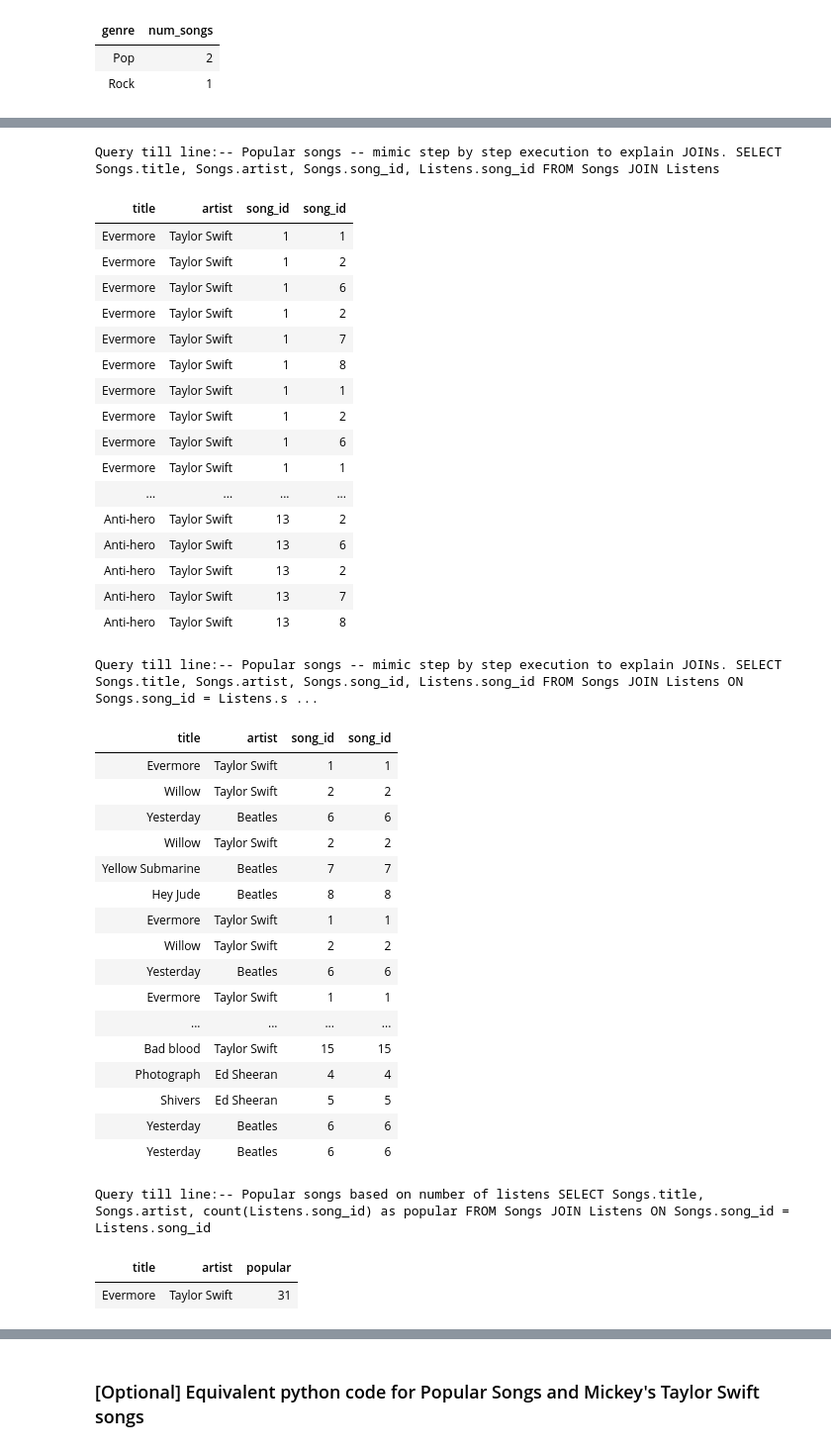
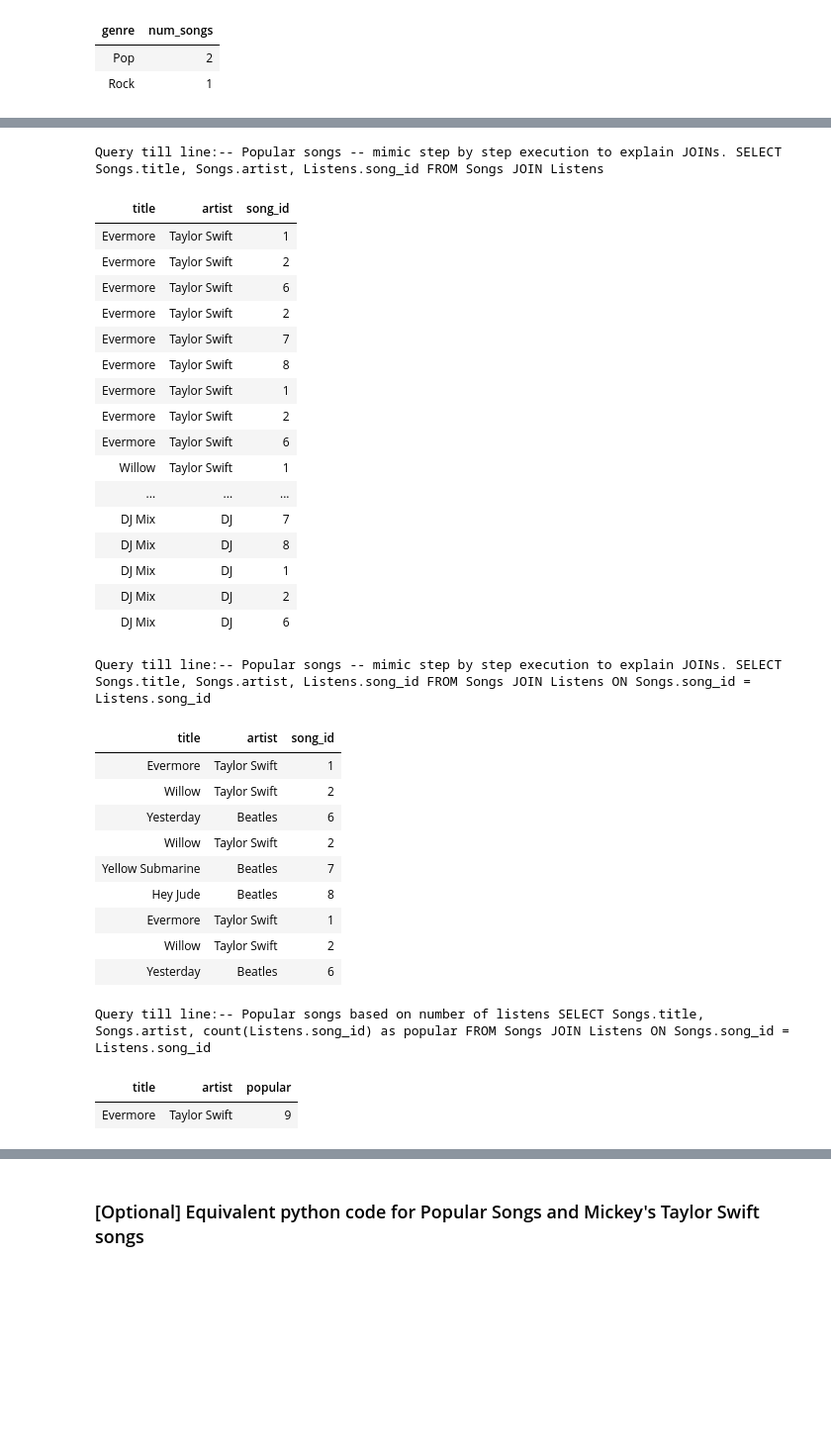
Before and after one commit to shivag/cs145, a Jupyter notebook: Spotify's_SQL_example_CS145.ipynb, the cells around one changed output, grey strips where cells are left out. Shown at 99% size. Saved outputs shown, nothing was run; the diff lists cells and outputs as text; code cells hidden in the pictures; blank space fills up the shorter version.

```diff
--- a/Spotify's_SQL_example_CS145.ipynb
+++ b/Spotify's_SQL_example_CS145.ipynb
@@ -335,57 +321,50 @@ Taylors songs listened to by Mickey
 # %%
 """ Goal: Understand semantics of each SQL operator.
 See step-by-step output after each line of execution
 """
 qry_popular2 = """
 -- Popular songs -- mimic step by step execution to explain JOINs.
-SELECT Songs.title, Songs.artist, Songs.song_id, Listens.song_id
+SELECT Songs.title, Songs.artist, Listens.song_id
 FROM   Songs
 JOIN   Listens
 ON Songs.song_id = Listens.song_id
-GROUP BY Songs.song_id, Songs.title, Songs.artist
+GROUP BY Songs.title, Songs.artist
 """
 
 runStepByStepSql(qry_popular2, 4) # run query step-by-step from Line 4
 runStepByStepSql(qry_popular, 5) # run query step-by-step from Line 5
 # %% [output]
-Query till line:-- Popular songs -- mimic step by step execution to explain JOINs. SELECT Songs.title, Songs.artist, Songs.song_id, Listens.song_id FROM Songs JOIN Listens
+Query till line:-- Popular songs -- mimic step by step execution to explain JOINs. SELECT Songs.title, Songs.artist, Listens.song_id FROM Songs JOIN Listens
-| title | artist | song_id | song_id |
-| Evermore | Taylor Swift | 1 | 1 |
-| Evermore | Taylor Swift | 1 | 2 |
-| Evermore | Taylor Swift | 1 | 6 |
-| Evermore | Taylor Swift | 1 | 2 |
-| Evermore | Taylor Swift | 1 | 7 |
-| Evermore | Taylor Swift | 1 | 8 |
-| Evermore | Taylor Swift | 1 | 1 |
-| Evermore | Taylor Swift | 1 | 2 |
-| Evermore | Taylor Swift | 1 | 6 |
-| Evermore | Taylor Swift | 1 | 1 |
-| ... | ... | ... | ... |
-| Anti-hero | Taylor Swift | 13 | 2 |
-| Anti-hero | Taylor Swift | 13 | 6 |
-| Anti-hero | Taylor Swift | 13 | 2 |
-| Anti-hero | Taylor Swift | 13 | 7 |
-| Anti-hero | Taylor Swift | 13 | 8 |
+| title | artist | song_id |
+| Evermore | Taylor Swift | 1 |
+| Evermore | Taylor Swift | 2 |
+| Evermore | Taylor Swift | 6 |
+| Evermore | Taylor Swift | 2 |
+| Evermore | Taylor Swift | 7 |
+| Evermore | Taylor Swift | 8 |
+| Evermore | Taylor Swift | 1 |
+| Evermore | Taylor Swift | 2 |
+| Evermore | Taylor Swift | 6 |
+| Willow | Taylor Swift | 1 |
+| ... | ... | ... |
+| DJ Mix | DJ | 7 |
+| DJ Mix | DJ | 8 |
+| DJ Mix | DJ | 1 |
+| DJ Mix | DJ | 2 |
+| DJ Mix | DJ | 6 |
-Query till line:-- Popular songs -- mimic step by step execution to explain JOINs. SELECT Songs.title, Songs.artist, Songs.song_id, Listens.song_id FROM Songs JOIN Listens ON Songs.song_id = Listens.s ...
+Query till line:-- Popular songs -- mimic step by step execution to explain JOINs. SELECT Songs.title, Songs.artist, Listens.song_id FROM Songs JOIN Listens ON Songs.song_id = Listens.song_id
-| title | artist | song_id | song_id |
-| Evermore | Taylor Swift | 1 | 1 |
-| Willow | Taylor Swift | 2 | 2 |
-| Yesterday | Beatles | 6 | 6 |
-| Willow | Taylor Swift | 2 | 2 |
-| Yellow Submarine | Beatles | 7 | 7 |
-| Hey Jude | Beatles | 8 | 8 |
-| Evermore | Taylor Swift | 1 | 1 |
-| Willow | Taylor Swift | 2 | 2 |
-| Yesterday | Beatles | 6 | 6 |
-| Evermore | Taylor Swift | 1 | 1 |
-| ... | ... | ... | ... |
-| Bad blood | Taylor Swift | 15 | 15 |
-| Photograph | Ed Sheeran | 4 | 4 |
-| Shivers | Ed Sheeran | 5 | 5 |
-| Yesterday | Beatles | 6 | 6 |
-| Yesterday | Beatles | 6 | 6 |
+| title | artist | song_id |
+| Evermore | Taylor Swift | 1 |
+| Willow | Taylor Swift | 2 |
+| Yesterday | Beatles | 6 |
+| Willow | Taylor Swift | 2 |
+| Yellow Submarine | Beatles | 7 |
+| Hey Jude | Beatles | 8 |
+| Evermore | Taylor Swift | 1 |
+| Willow | Taylor Swift | 2 |
+| Yesterday | Beatles | 6 |
 Query till line:-- Popular songs based on number of listens SELECT Songs.title, Songs.artist, count(Listens.song_id) as popular FROM Songs JOIN Listens ON Songs.song_id = Listens.song_id
 | title | artist | popular |
-| Evermore | Taylor Swift | 31 |
+| Evermore | Taylor Swift | 9 |
 Query till line:-- Popular songs based on number of listens SELECT Songs.title, Songs.artist, count(Listens.song_id) as popular FROM Songs JOIN Listens ON Songs.song_id = Listens.song_id GROUP BY Song ...
 | title | artist | popular |
```
Also changed, not shown: parts of 13 cells of this notebook.
